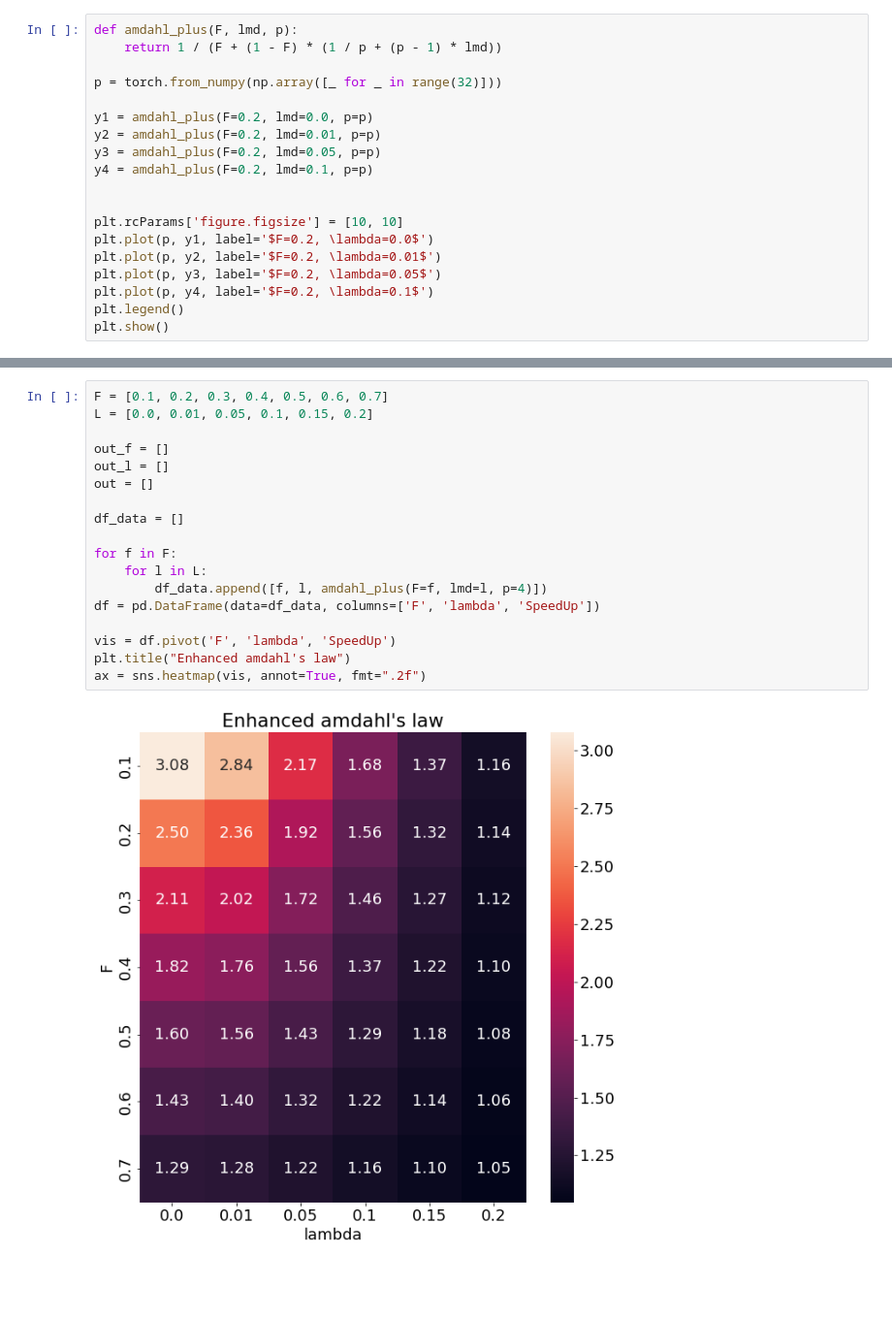
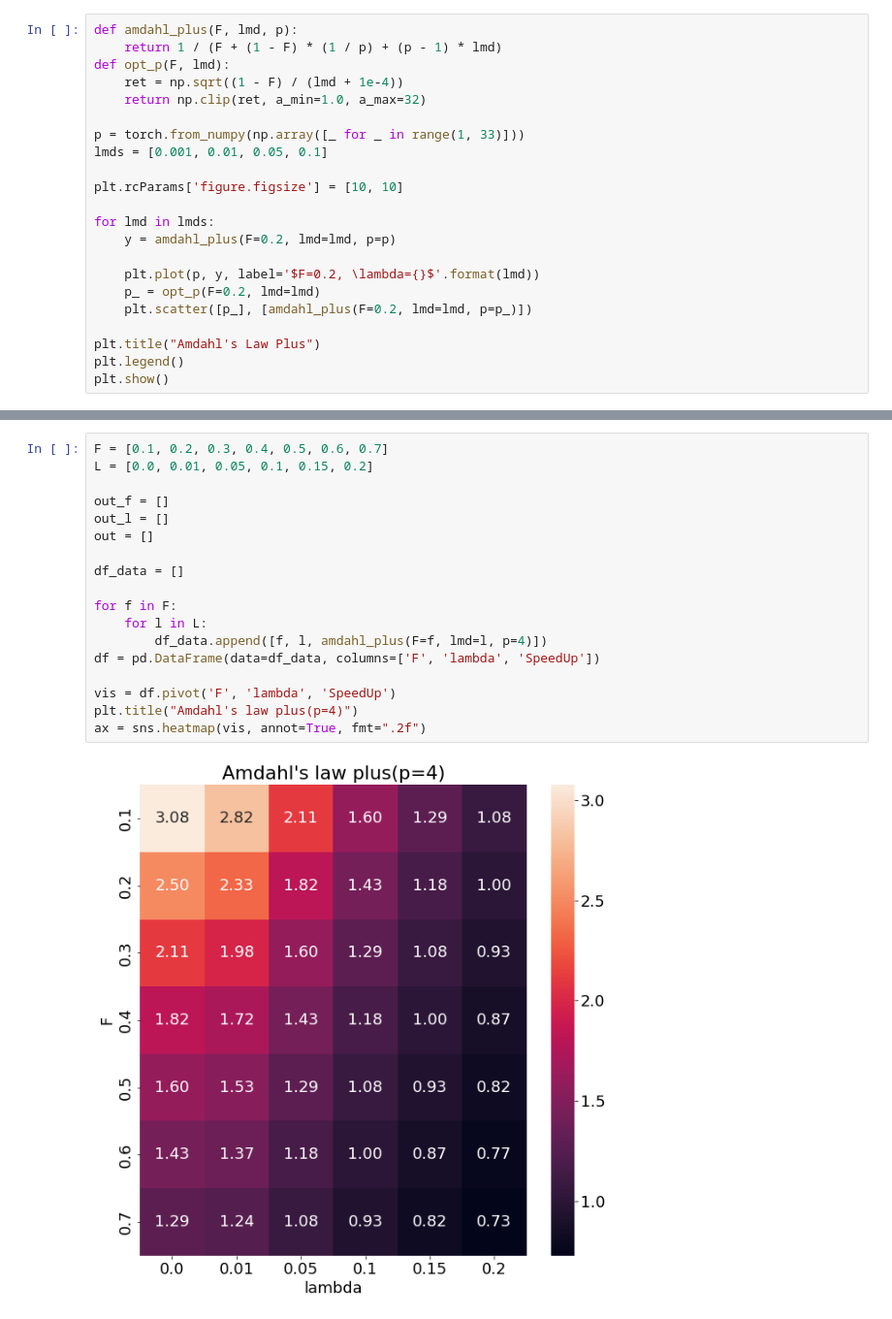
Before and after one commit to liubai01/Multicore-NYU-2021, a Jupyter notebook: Amdahl's law.ipynb, the cells around one changed output, grey strips where cells are left out. Shown: that part at 97% size. Drawn from its saved outputs; the diff is of its cells as text; blank space fills up the shorter version.

Commit message:
Add more annotations to amdahl's law

```diff
--- a/Amdahl's law.ipynb
+++ b/Amdahl's law.ipynb
@@ -44,20 +137,23 @@ plt.show()
 # %%
 def amdahl_plus(F, lmd, p):
-    return 1 / (F + (1 - F) * (1 / p + (p - 1) * lmd))
+    return 1 / (F + (1 - F) * (1 / p) + (p - 1) * lmd)
+def opt_p(F, lmd):
+    ret = np.sqrt((1 - F) / (lmd + 1e-4))
+    return np.clip(ret, a_min=1.0, a_max=32)
 
-p = torch.from_numpy(np.array([_ for _ in range(32)]))
-
-y1 = amdahl_plus(F=0.2, lmd=0.0, p=p)
-y2 = amdahl_plus(F=0.2, lmd=0.01, p=p)
-y3 = amdahl_plus(F=0.2, lmd=0.05, p=p)
-y4 = amdahl_plus(F=0.2, lmd=0.1, p=p)
-
+p = torch.from_numpy(np.array([_ for _ in range(1, 33)]))
+lmds = [0.001, 0.01, 0.05, 0.1]
 
 plt.rcParams['figure.figsize'] = [10, 10]
-plt.plot(p, y1, label='$F=0.2, \lambda=0.0$')
-plt.plot(p, y2, label='$F=0.2, \lambda=0.01$')
-plt.plot(p, y3, label='$F=0.2, \lambda=0.05$')
-plt.plot(p, y4, label='$F=0.2, \lambda=0.1$')
+
+for lmd in lmds:
+    y = amdahl_plus(F=0.2, lmd=lmd, p=p)
+
+    plt.plot(p, y, label='$F=0.2, \lambda={}$'.format(lmd))
+    p_ = opt_p(F=0.2, lmd=lmd)
+    plt.scatter([p_], [amdahl_plus(F=0.2, lmd=lmd, p=p_)])
+
+plt.title("Amdahl's Law Plus")
 plt.legend()
 plt.show()
 # %% [output]
@@ -65,23 +161,23 @@ plt.show()
 # %%
 F = [0.1, 0.2, 0.3, 0.4, 0.5, 0.6, 0.7]
 L = [0.0, 0.01, 0.05, 0.1, 0.15, 0.2]
 
 out_f = []
 out_l = []
 out = []
 
 df_data = []
 
 for f in F:
     for l in L:
         df_data.append([f, l, amdahl_plus(F=f, lmd=l, p=4)])
 df = pd.DataFrame(data=df_data, columns=['F', 'lambda', 'SpeedUp'])
 
 vis = df.pivot('F', 'lambda', 'SpeedUp')
-plt.title("Enhanced amdahl's law")
+plt.title("Amdahl's law plus(p=4)")
 ax = sns.heatmap(vis, annot=True, fmt=".2f")
 # %% [output]
-[figure, old version]
+[figure, new version]
 # %%
 L = [0.0, 0.01, 0.05, 0.1, 0.15, 0.2]
 P = [1, 2, 4, 8, 16, 32]
```
Also changed, not shown: parts of 10 cells of this notebook, 2 other files.
